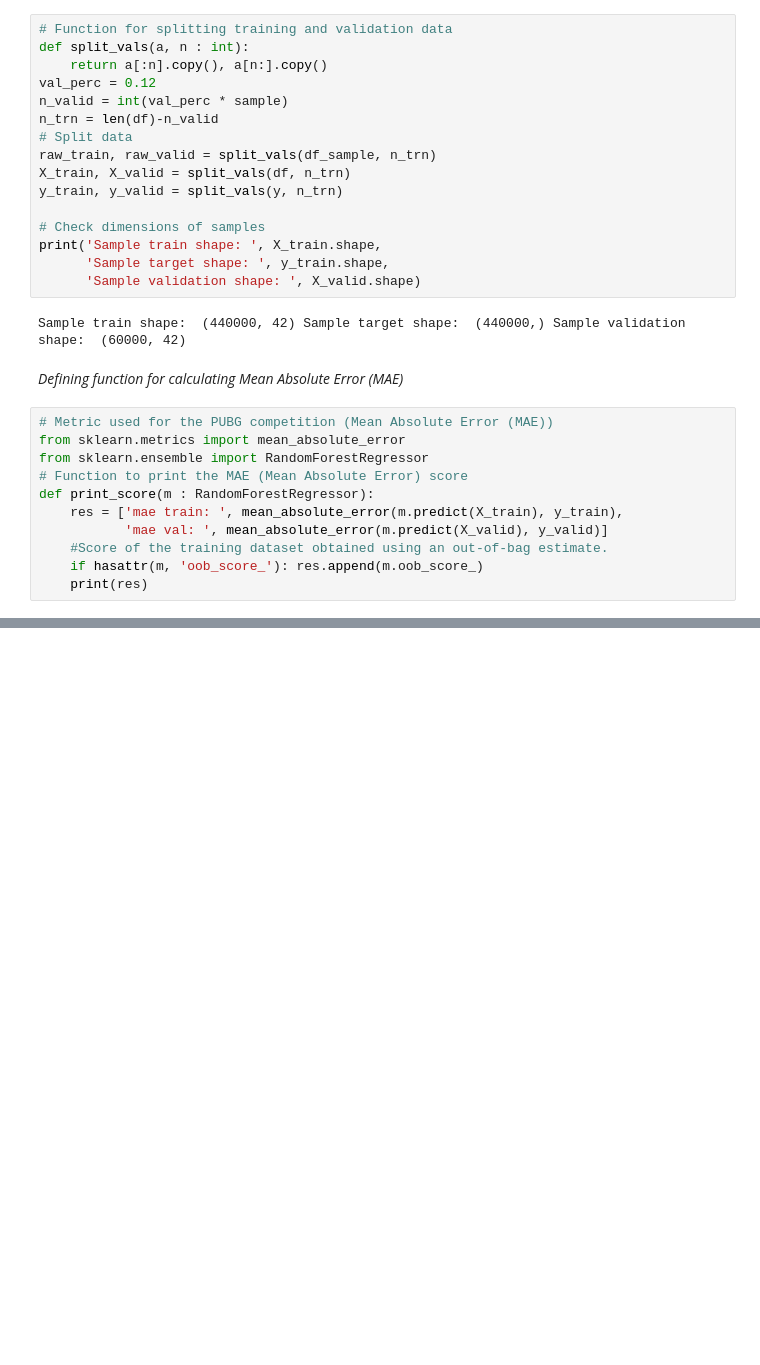
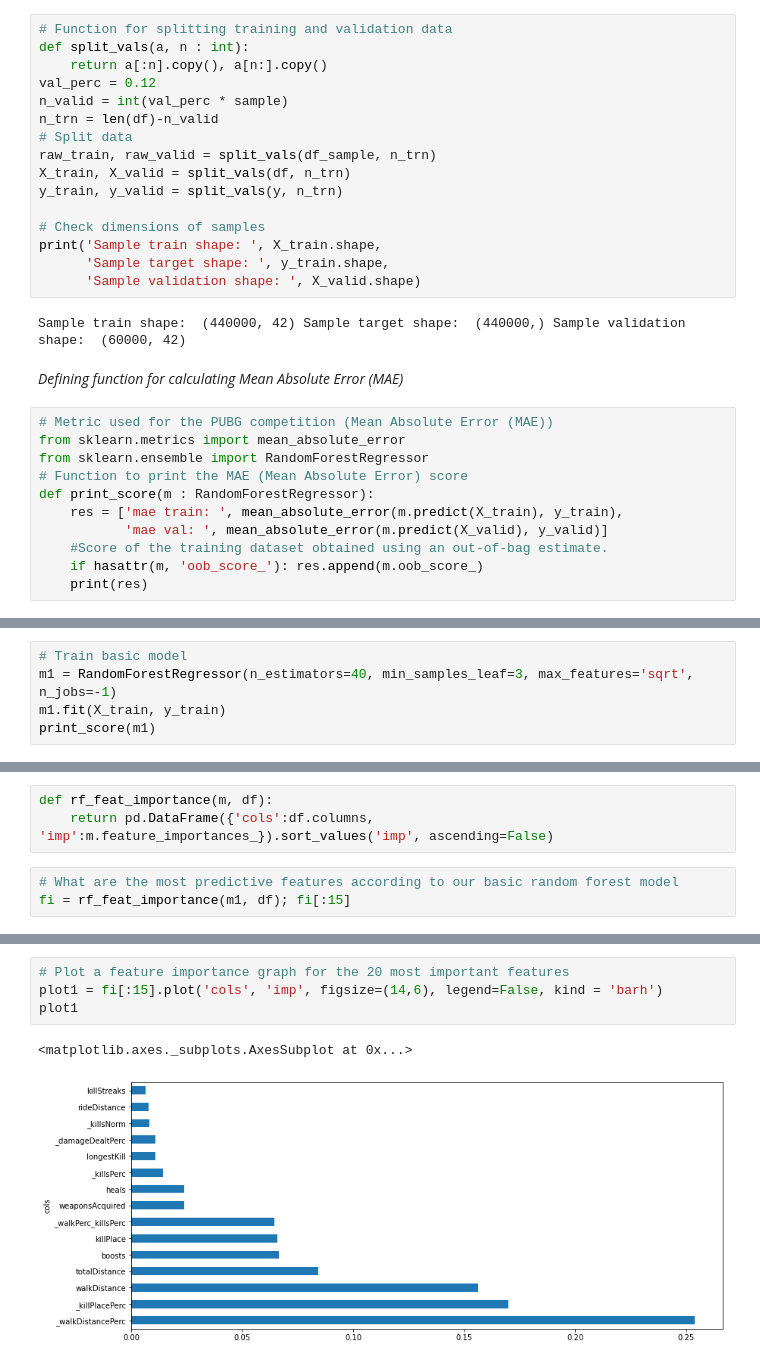
Before and after one commit to ANKITSHARMA98/PUBG-Data-Analysis, a Jupyter notebook: PUBG.ipynb, the cells around one changed output, grey strips where cells are left out. Saved outputs shown, nothing was run; the diff lists cells and outputs as text; blank space fills up the shorter version.

Commit message:
Finding Feature importance using RF

```diff
--- a/PUBG.ipynb
+++ b/PUBG.ipynb
@@ -960,0 +963,5 @@ def print_score(m : RandomForestRegressor):
+# %%
+# Train basic model
+m1 = RandomForestRegressor(n_estimators=40, min_samples_leaf=3, max_features='sqrt', n_jobs=-1)
+m1.fit(X_train, y_train)
+print_score(m1)
@@ -960,0 +972,6 @@ def print_score(m : RandomForestRegressor):
+# %%
+def rf_feat_importance(m, df):
+    return pd.DataFrame({'cols':df.columns, 'imp':m.feature_importances_}).sort_values('imp', ascending=False)
+# %%
+# What are the most predictive features according to our basic random forest model
+fi = rf_feat_importance(m1, df); fi[:15]
@@ -960,0 +995,7 @@ def print_score(m : RandomForestRegressor):
+# %%
+# Plot a feature importance graph for the 20 most important features
+plot1 = fi[:15].plot('cols', 'imp', figsize=(14,6), legend=False, kind = 'barh')
+plot1
+# %% [output]
+<matplotlib.axes._subplots.AxesSubplot at 0x...>
+[figure, added]
```
Also changed, not shown: parts of 6 cells of this notebook.
